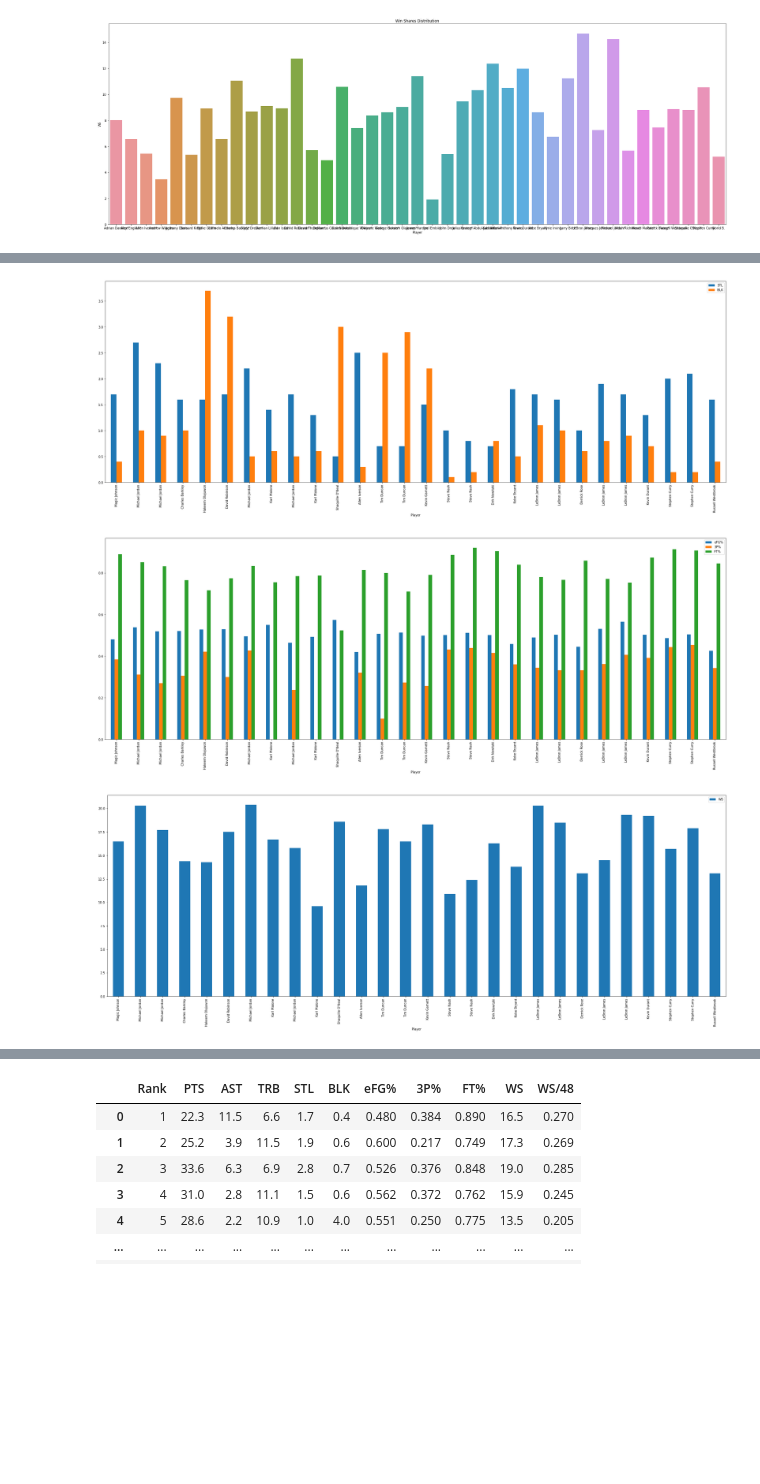
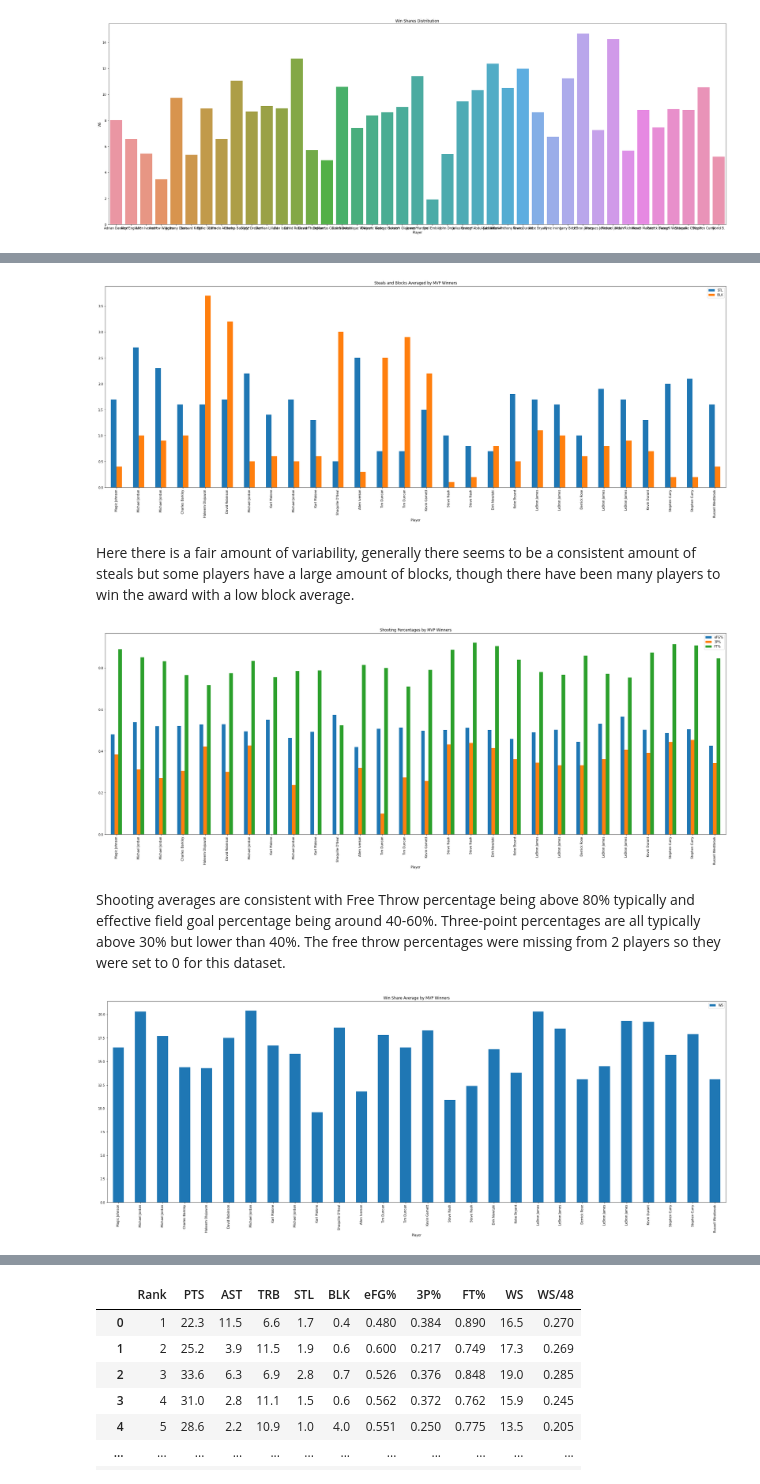
Before and after one commit to nbritto795/nbritto795.github.io, a Jupyter notebook: FinalProject.ipynb, the cells around one changed output, grey strips where cells are left out. Cells and saved outputs as stored; diff of their text form; code cells hidden in the pictures; blank space fills up the shorter version.

```diff
--- a/FinalProject.ipynb
+++ b/FinalProject.ipynb
@@ -273,16 +306,20 @@ plt.show()
 # %%
 #we can see that most MVPs average well over 20 ppg so they must be able to score, now let's look at the other stats
-df_mvp.plot(x="Player", y=["STL", "BLK"], kind="bar",figsize=(36,12))
+df_mvp.plot(title="Steals and Blocks Averaged by MVP Winners",x="Player", y=["STL", "BLK"], kind="bar",figsize=(36,12))
 plt.show()
 # %% [output]
-[figure, old version]
+[figure, new version]
+# %% [markdown]
+Here there is a fair amount of variability, generally there seems to be a consistent amount of steals but some players have a large amount of blocks, though there have been many players to win the award with a low block average.
 # %%
-df_mvp.plot(x="Player", y=["eFG%", "3P%","FT%"], kind="bar",figsize=(36,12))
+df_mvp.plot(title="Shooting Percentages by MVP Winners",x="Player", y=["eFG%", "3P%","FT%"], kind="bar",figsize=(36,12))
 plt.show()
 # %% [output]
-[figure, old version]
+[figure, new version]
+# %% [markdown]
+Shooting averages are consistent with Free Throw percentage being above 80% typically and effective field goal percentage being around 40-60%. Three-point percentages are all typically above 30% but lower than 40%. The free throw percentages were missing from 2 players so they were set to 0 for this dataset.
 # %%
-df_mvp.plot(x="Player", y=["WS"], kind="bar",figsize=(36,12))
+df_mvp.plot(title="Win Share Average by MVP Winners",x="Player", y=["WS"], kind="bar",figsize=(36,12))
 plt.show()
 # %% [output]
-[figure, old version]
+[figure, new version]
```
Also changed, not shown: parts of 74 cells of this notebook.
